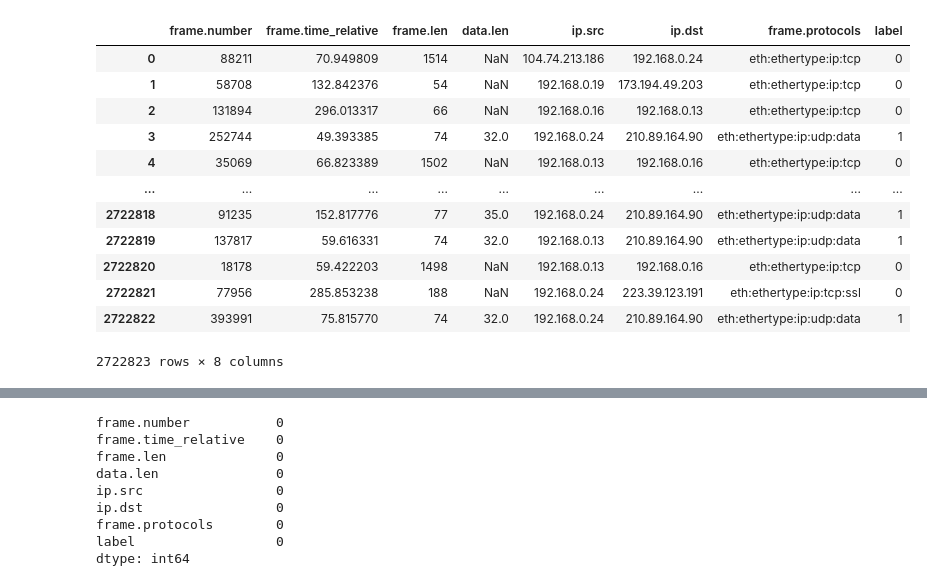
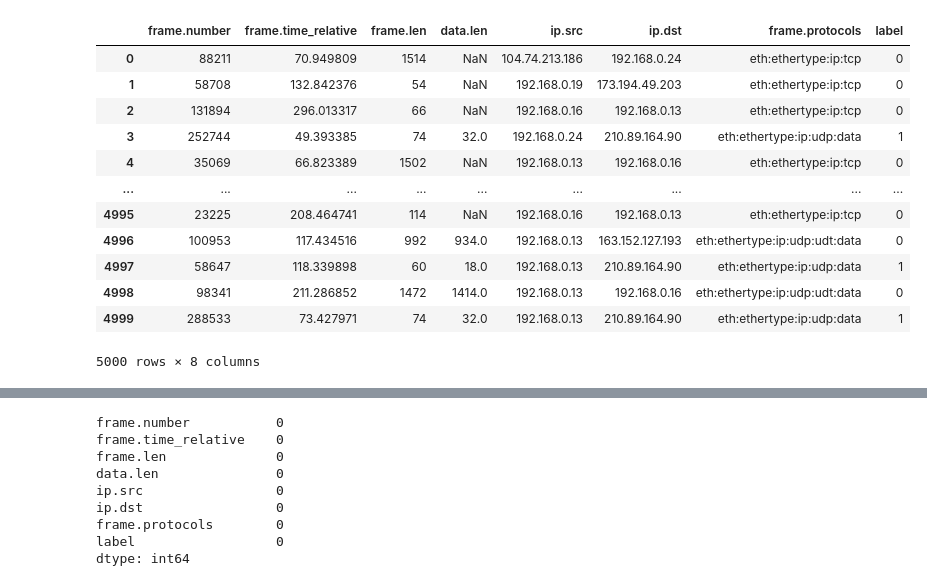
Before and after one commit to weasel-codes/anomaly-detection-iot, a Jupyter notebook: anomaly_detection_preprocess2.ipynb, the cells around one changed output, grey strips where cells are left out. Drawn from its saved outputs; the diff is of its cells as text; code cells hidden in the pictures.

```diff
--- a/anomaly_detection_preprocess2.ipynb
+++ b/anomaly_detection_preprocess2.ipynb
@@ -11,23 +11,25 @@ data_file = 'dataset.csv'
 # %%
 df = pd.read_csv(base_url+data_file)
 if df.shape[1] > 8 :
   df = df.drop(columns=df.columns[0])
 
+df = df[:5000]
+
 df
 # %% [output]
 |  | frame.number | frame.time_relative | frame.len | data.len | ip.src | ip.dst | frame.protocols | label |
 | 0 | 88211 | 70.949809 | 1514 | NaN | 104.74.213.186 | 192.168.0.24 | eth:ethertype:ip:tcp | 0 |
 | 1 | 58708 | 132.842376 | 54 | NaN | 192.168.0.19 | 173.194.49.203 | eth:ethertype:ip:tcp | 0 |
 | 2 | 131894 | 296.013317 | 66 | NaN | 192.168.0.16 | 192.168.0.13 | eth:ethertype:ip:tcp | 0 |
 | 3 | 252744 | 49.393385 | 74 | 32.0 | 192.168.0.24 | 210.89.164.90 | eth:ethertype:ip:udp:data | 1 |
 | 4 | 35069 | 66.823389 | 1502 | NaN | 192.168.0.13 | 192.168.0.16 | eth:ethertype:ip:tcp | 0 |
 | ... | ... | ... | ... | ... | ... | ... | ... | ... |
-| 2722818 | 91235 | 152.817776 | 77 | 35.0 | 192.168.0.24 | 210.89.164.90 | eth:ethertype:ip:udp:data | 1 |
-| 2722819 | 137817 | 59.616331 | 74 | 32.0 | 192.168.0.13 | 210.89.164.90 | eth:ethertype:ip:udp:data | 1 |
-| 2722820 | 18178 | 59.422203 | 1498 | NaN | 192.168.0.13 | 192.168.0.16 | eth:ethertype:ip:tcp | 0 |
-| 2722821 | 77956 | 285.853238 | 188 | NaN | 192.168.0.24 | 223.39.123.191 | eth:ethertype:ip:tcp:ssl | 0 |
-| 2722822 | 393991 | 75.815770 | 74 | 32.0 | 192.168.0.24 | 210.89.164.90 | eth:ethertype:ip:udp:data | 1 |
+| 4995 | 23225 | 208.464741 | 114 | NaN | 192.168.0.16 | 192.168.0.13 | eth:ethertype:ip:tcp | 0 |
+| 4996 | 100953 | 117.434516 | 992 | 934.0 | 192.168.0.13 | 163.152.127.193 | eth:ethertype:ip:udp:udt:data | 0 |
+| 4997 | 58647 | 118.339898 | 60 | 18.0 | 192.168.0.13 | 210.89.164.90 | eth:ethertype:ip:udp:data | 1 |
+| 4998 | 98341 | 211.286852 | 1472 | 1414.0 | 192.168.0.13 | 192.168.0.16 | eth:ethertype:ip:udp:udt:data | 0 |
+| 4999 | 288533 | 73.427971 | 74 | 32.0 | 192.168.0.13 | 210.89.164.90 | eth:ethertype:ip:udp:data | 1 |
-2722823 rows × 8 columns
+5000 rows × 8 columns
 # %%
 df.isna().sum()
 # %% [output]
```
Also changed, not shown: parts of 19 cells of this notebook.
